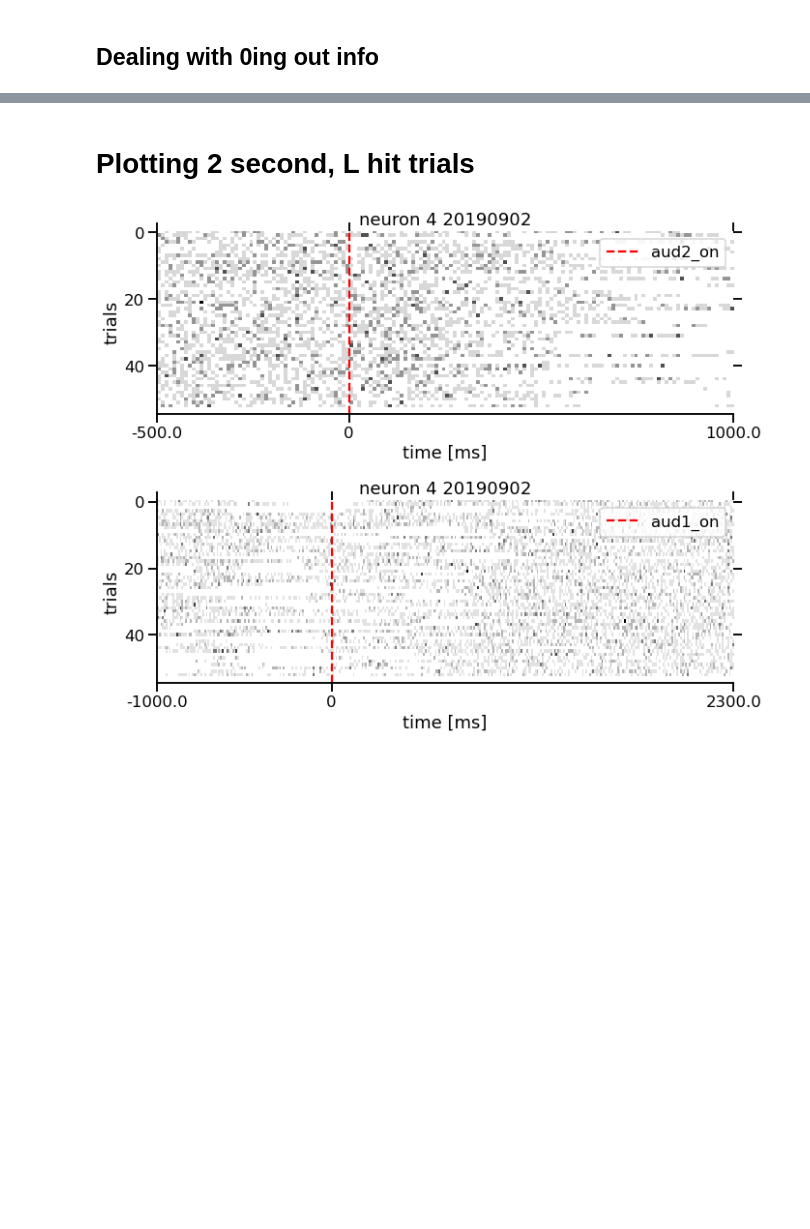
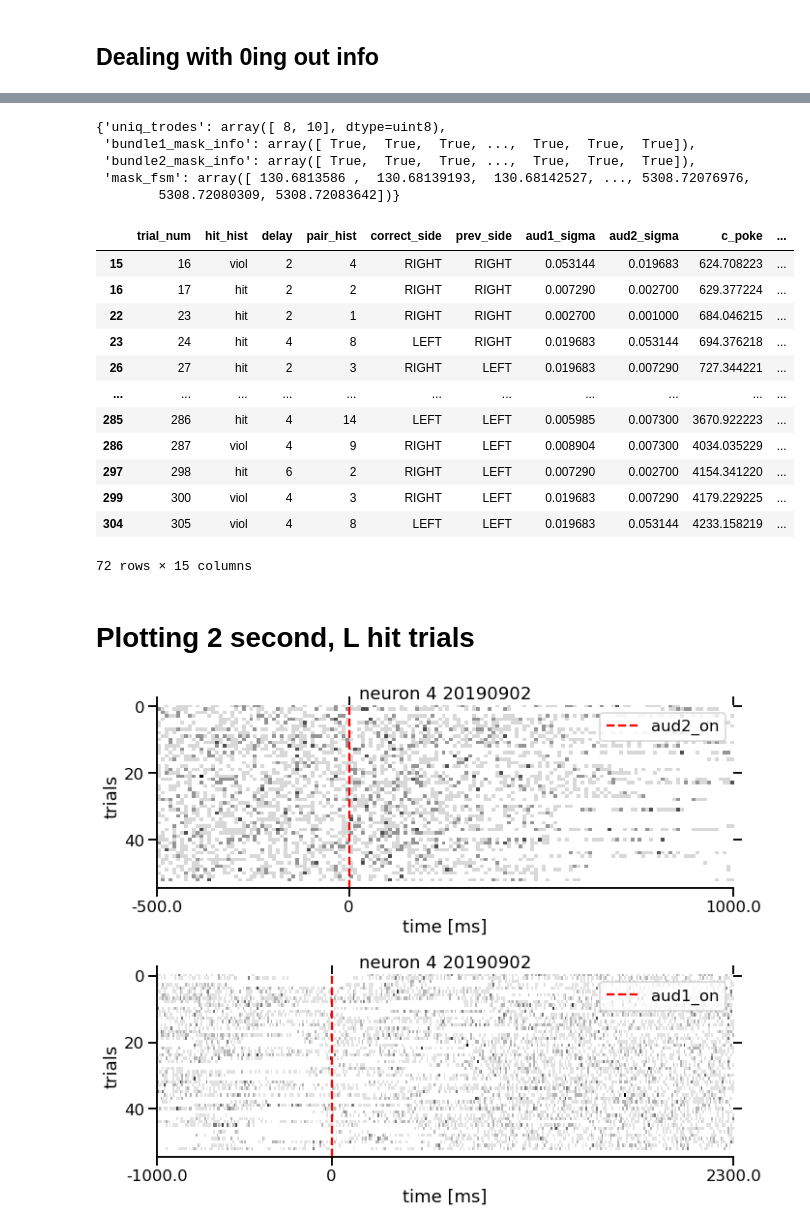
Before and after one commit to Brody-Lab/jbreda_PWM_mPFC_analysis, a Jupyter notebook: data_sdc_20190902_145404_exploratory_analysis.ipynb, the cells around one changed output, grey strips where cells are left out. Drawn from its saved outputs; the diff is of its cells as text; code cells hidden in the pictures; blank space fills up the shorter version.

```diff
--- a/data_sdc_20190902_145404_exploratory_analysis.ipynb
+++ b/data_sdc_20190902_145404_exploratory_analysis.ipynb
@@ -132,7 +132,8 @@ spks_dict
 ## Dealing with 0ing out info
 # %%
 def load_masks(spks_dict, sess_dir):
-    """Function for loading mask info stores in sorted in sorted session directory
+    """
+    Function for loading mask info stored in sorted in sorted session directory
     based on the active tetrodes in the session
 
     inputs
@@ -181,7 +182,7 @@ def mask2fsm(mask_dict, spks_dict):
     """
     Quick function to use shape of boolean mask to create a second array in fsm time
     to allow for a 'common' timeframe between task events and ephys masking. Eventually
-    this should be extracted from trodes
+    this should be extracted from trodes. Returns an appended mask_dict
     """
     # organize & assign
     fs = spks_dict['fs']
@@ -317,0 +204,8 @@ bndl2_df
+# %%
+mask_test
+# %% [output]
+{'uniq_trodes': array([ 8, 10], dtype=uint8),
+ 'bundle1_mask_info': array([ True,  True,  True, ...,  True,  True,  True]),
+ 'bundle2_mask_info': array([ True,  True,  True, ...,  True,  True,  True]),
+ 'mask_fsm': array([ 130.6813586 ,  130.68139193,  130.68142527, ..., 5308.72076976,
+        5308.72080309, 5308.72083642])}
@@ -318,3 +306,21 @@ bndl2_df
+# %%
+dfs = {'bndl1_df': bndl1_df, 'bndl2_df': bndl2_df, 'bndl2_df': bndl2_df, 'bndl2_df': bndl2_df}
+# %%
+dfs['bndl1_df']
+# %% [output]
+|  | trial_num | hit_hist | delay | pair_hist | correct_side | prev_side | aud1_sigma | aud2_sigma | c_poke | ... |
+| 15 | 16 | viol | 2 | 4 | RIGHT | RIGHT | 0.053144 | 0.019683 | 624.708223 | ... |
+| 16 | 17 | hit | 2 | 2 | RIGHT | RIGHT | 0.007290 | 0.002700 | 629.377224 | ... |
+| 22 | 23 | hit | 2 | 1 | RIGHT | RIGHT | 0.002700 | 0.001000 | 684.046215 | ... |
+| 23 | 24 | hit | 4 | 8 | LEFT | RIGHT | 0.019683 | 0.053144 | 694.376218 | ... |
+| 26 | 27 | hit | 2 | 3 | RIGHT | LEFT | 0.019683 | 0.007290 | 727.344221 | ... |
+| ... | ... | ... | ... | ... | ... | ... | ... | ... | ... | ... |
+| 285 | 286 | hit | 4 | 14 | LEFT | LEFT | 0.005985 | 0.007300 | 3670.922223 | ... |
+| 286 | 287 | viol | 4 | 9 | RIGHT | LEFT | 0.008904 | 0.007300 | 4034.035229 | ... |
+| 297 | 298 | hit | 6 | 2 | RIGHT | LEFT | 0.007290 | 0.002700 | 4154.341220 | ... |
+| 299 | 300 | viol | 4 | 3 | RIGHT | LEFT | 0.019683 | 0.007290 | 4179.229225 | ... |
+| 304 | 305 | viol | 4 | 8 | LEFT | LEFT | 0.019683 | 0.053144 | 4233.158219 | ... |
+72 rows × 15 columns
 # %% [markdown]
 # Plotting 2 second, L hit trials
 # %%
```
Also changed, not shown: parts of 14 cells of this notebook.
